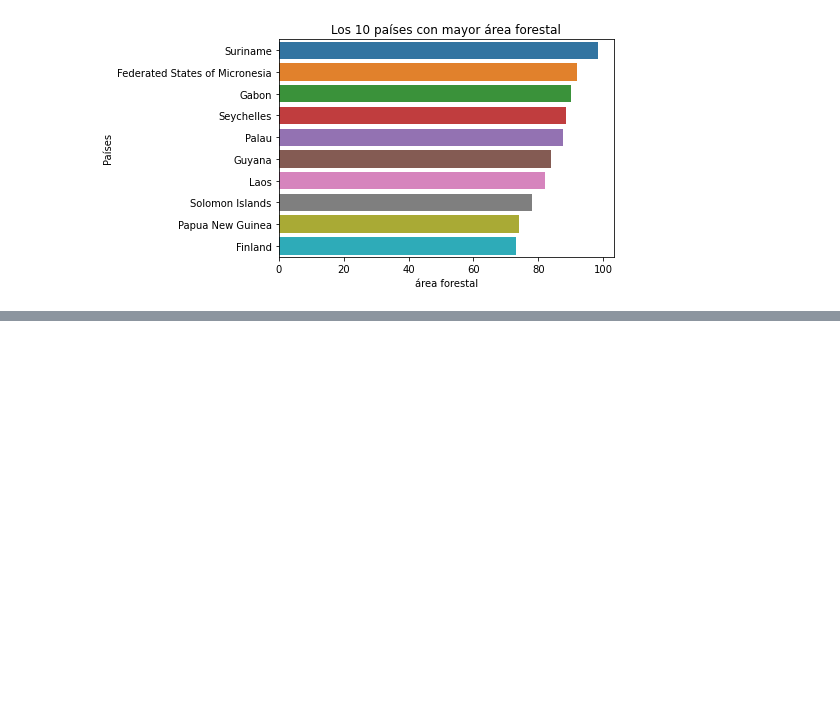
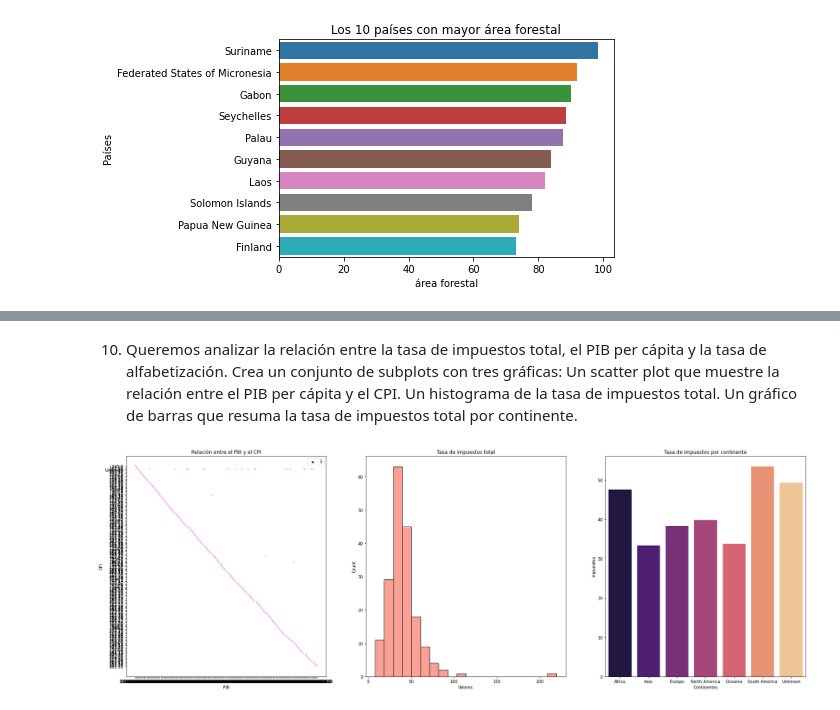
Before and after one commit to Adalab/da-modulo3-sprint2-pairprogramming-PatriciaAnaG, a Jupyter notebook: pair_VISUALIZACION.ipynb, the cells around one changed output, grey strips where cells are left out. Cells and saved outputs as stored; diff of their text form; code cells hidden in the pictures; blank space fills up the shorter version.

```diff
--- a/pair_VISUALIZACION.ipynb
+++ b/pair_VISUALIZACION.ipynb
@@ -191,0 +225,43 @@ sns.barplot(data =df_natalidad, x="birth_rate", y="continent")
+# %% [markdown]
+10. Queremos analizar la relación entre la tasa de impuestos total, el PIB per cápita y la tasa de alfabetización. Crea un conjunto de subplots con tres gráficas:
+Un scatter plot que muestre la relación entre el PIB per cápita y el CPI.
+Un histograma de la tasa de impuestos total.
+Un gráfico de barras que resuma la tasa de impuestos total por continente.
+# %%
+df['total_tax_rate']=df['total_tax_rate'].str.replace('Unknown','NaN')
+df['total_tax_rate']=df['total_tax_rate'].astype(float)
+# %%
+df_media_continente = df.groupby('continent')['total_tax_rate'].mean().reset_index()
+# %%
+fig, axes = plt.subplots(nrows= 1, ncols = 3, figsize=(30,10))
+sns.scatterplot(x = "gdp",
+                y = "cpi",
+                data = df,
+                size = 5,
+                marker= "v",
+                color = "violet",
+                ax= axes[0])
+axes[0].set_title("Relación entre el PBI y el CPI")
+axes[0].set_xlabel("PIB")
+axes[0].set_ylabel("CPI")
+
+sns.histplot(x = "total_tax_rate",
+             data = df,
+             color = "salmon",
+             bins = 20,
+             ax= axes[1] )
+axes[1].set_title("Tasa de impuestos total")
+axes[1].set_xlabel("Impuestos")
+axes[1].set_xlabel("Valores")
+
+
+sns.barplot (x = 'continent',
+             y= "total_tax_rate",
+             data = df_media_continente,
+             palette = "magma",
+             ax= axes[2] )
+axes[2].set_title("Tasa de impuestos por continente")
+axes[2].set_xlabel("Continentes")
+axes[2].set_ylabel("Impuestos");
+# %% [output]
+[figure, added]
```
Also changed, not shown: parts of 14 cells of this notebook, 1 other file.
